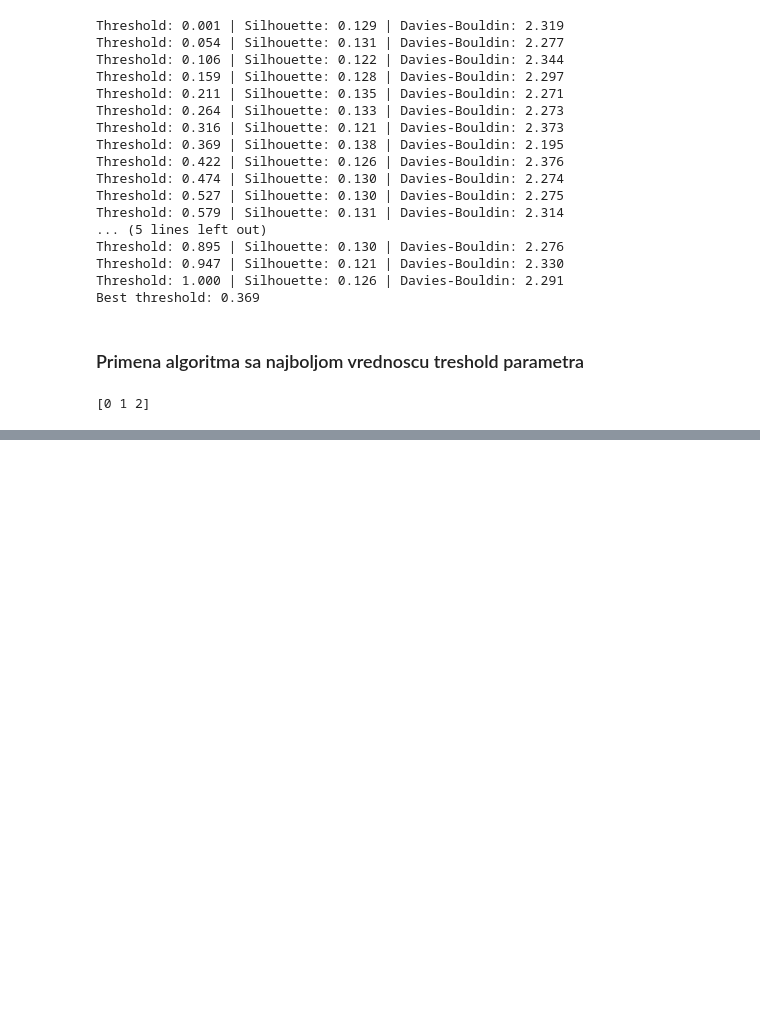
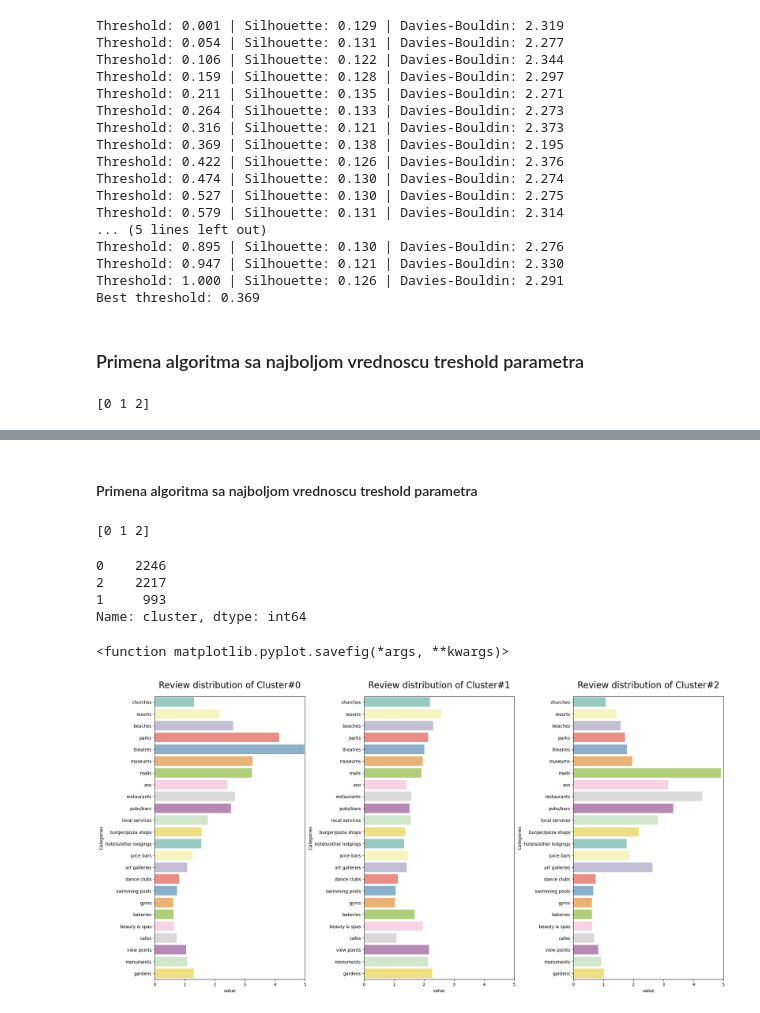
Before and after one commit to nikoladj99/ML_Project_2, a Jupyter notebook: Project 2.ipynb, the cells around one changed output, grey strips where cells are left out. Saved outputs shown, nothing was run; the diff lists cells and outputs as text; code cells hidden in the pictures; blank space fills up the shorter version.

Commit message:
Dodatna klasterizacija(Hijerarhijska i Birch) kriticnog klastera

```diff
--- a/Project 2.ipynb
+++ b/Project 2.ipynb
@@ -803,0 +930,6 @@ plt.savefig
+# %%
+model = AgglomerativeClustering(n_clusters = 3, metric = 'euclidean', linkage = 'single')
+model.fit(df_cluster_2)
+labels = model.labels_
+df_with_labels = df_cluster_2.copy()
+df_with_labels['cluster'] = model.labels_
@@ -803,0 +986,42 @@ plt.savefig
+# %% [markdown]
+<h4>Primena algoritma sa najboljom vrednoscu treshold parametra</h4>
+# %%
+# Create an instance of the BIRCH algorithm with the desired parameters
+birch = Birch(threshold=1.000)
+
+# Fit the model to the data
+birch.fit(df_birch)
+
+# Get the cluster labels for each data point
+labels = birch.labels_
+print(np.unique(labels))
+
+df_with_labels = df
+df_with_labels['cluster'] = birch.labels_
+# %% [output]
+[0 1 2]
+# %%
+#prikaz broja elemenata u svakom klasteru
+df_with_labels.cluster.value_counts()
+# %% [output]
+0    2246
+2    2217
+1     993
+Name: cluster, dtype: int64
+# %%
+df_long = pd.melt(df_with_labels, "cluster", var_name="categories")
+
+fig = plt.figure(figsize = (20,10))
+for i in range(len(df_long.cluster.unique())):
+    plt.subplot(1,len(df_long.cluster.unique()),i+1)
+    g = sns.barplot(y='categories',x='value',data=df_long[df_long['cluster']==i],palette='Set3',ci=None,estimator=np.median)
+#     g.set_xticklabels(g.get_xticklabels(),rotation=90);
+    g.set_title(f'Review distribution of Cluster#{i}',y=1.02,fontsize=20)
+#     g.set_xlabel("")
+    g.set_ylabel('Categories')
+    g.set_xlim(0,5)
+fig.tight_layout(pad=0.5)
+plt.savefig
+# %% [output]
+<function matplotlib.pyplot.savefig(*args, **kwargs)>
+[figure, added]
```
Also changed, not shown: parts of 21 cells of this notebook.
